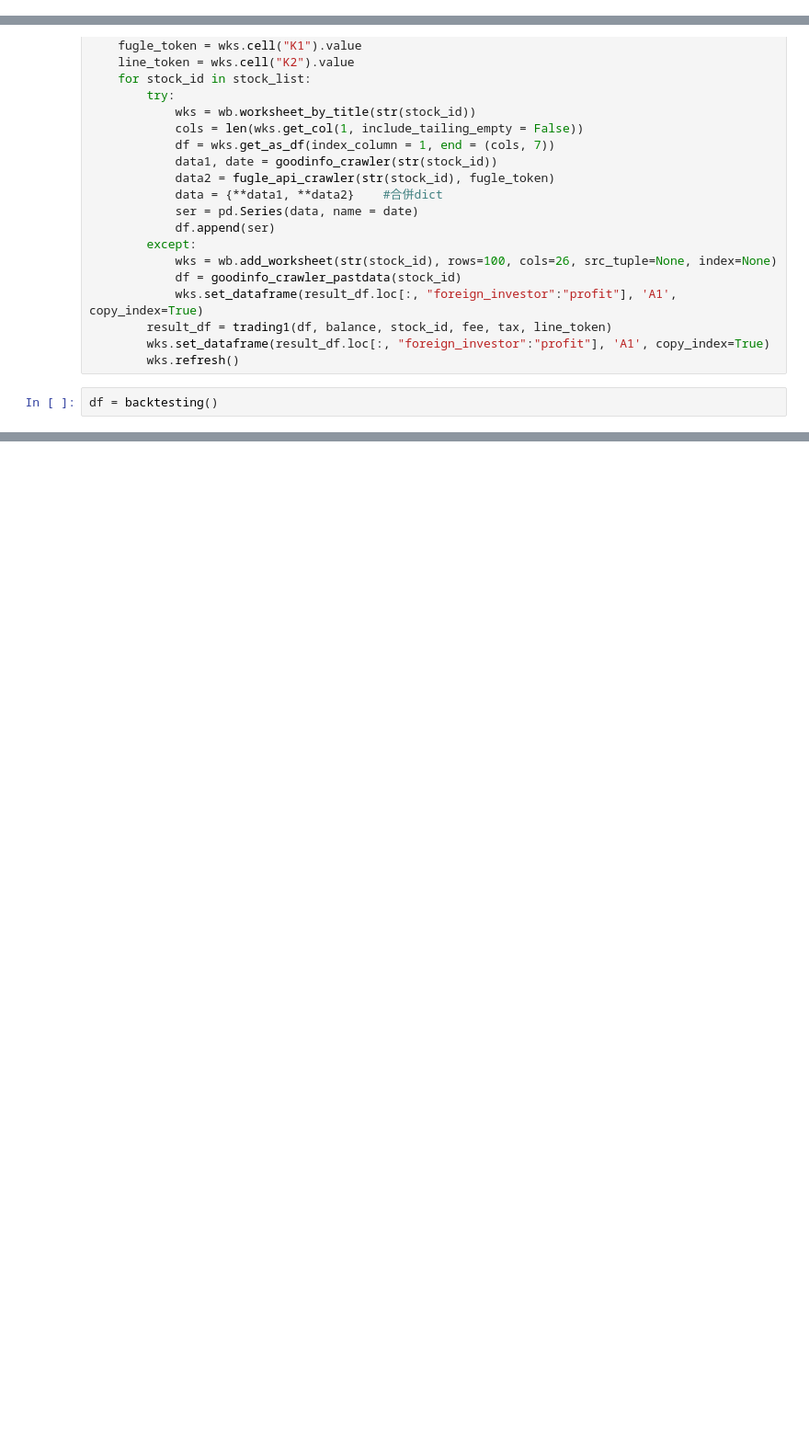
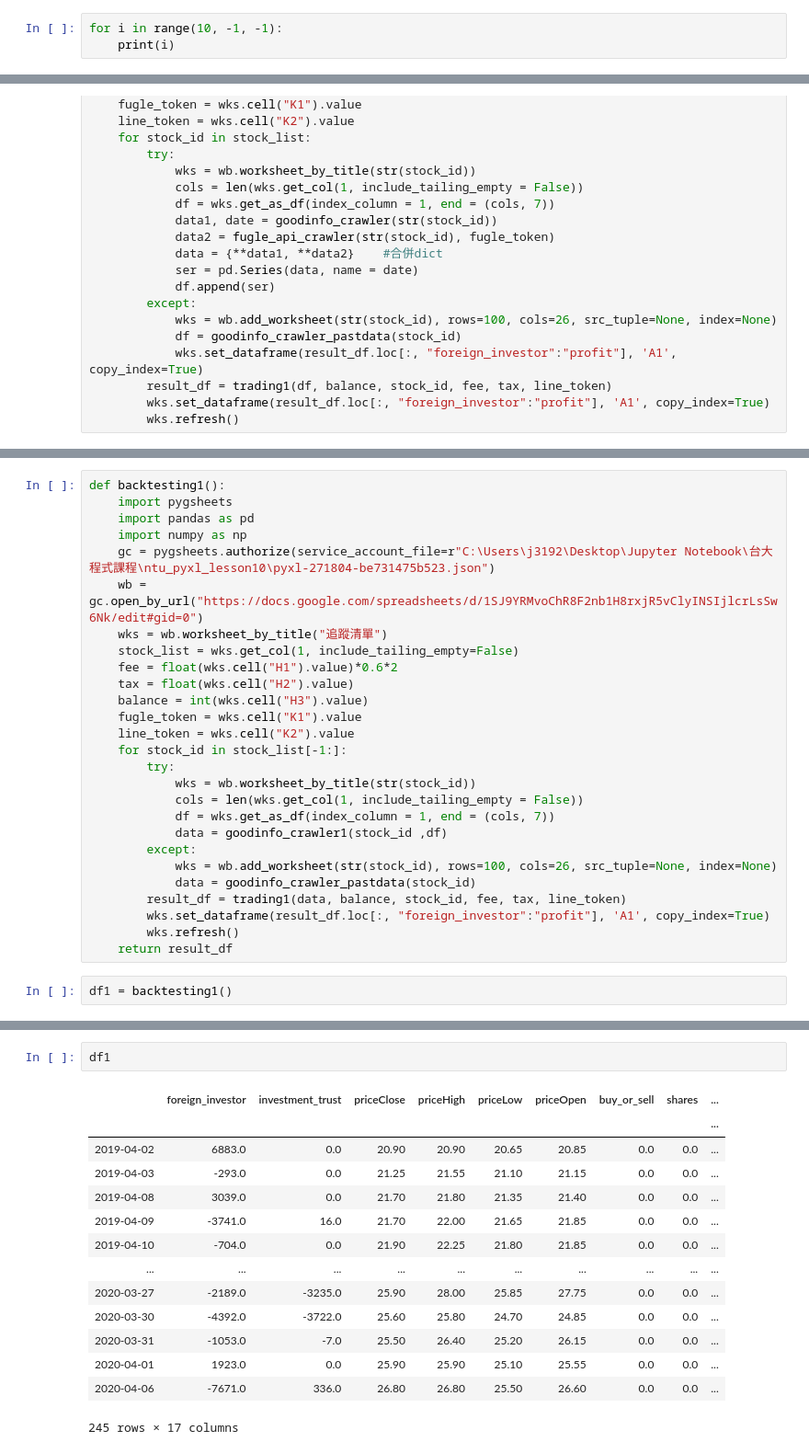
Before and after one commit to bookbnnbnn/Jupyter, a Jupyter notebook: 台大作業/作業.ipynb, the cells around one changed output, grey strips where cells are left out. Shown at 92% size. Drawn from its saved outputs; the diff is of its cells as text; blank space fills up the shorter version.

```diff
--- a/台大作業/作業.ipynb
+++ b/台大作業/作業.ipynb
@@ -36,0 +83,3 @@ def goodinfo_crawler(stock_id):
+# %%
+for i in range(10, -1, -1):
+    print(i)
@@ -202,5 +267,3 @@ def backtesting():
         result_df = trading1(df, balance, stock_id, fee, tax, line_token)
         wks.set_dataframe(result_df.loc[:, "foreign_investor":"profit"], 'A1', copy_index=True)
         wks.refresh()
-# %%
-df = backtesting()
@@ -225,0 +270,29 @@ IndexError: list index out of range
+# %%
+def backtesting1():
+    import pygsheets
+    import pandas as pd
+    import numpy as np
+    gc = pygsheets.authorize(service_account_file=r"C:\Users\j3192\Desktop\Jupyter Notebook\台大程式課程\ntu_pyxl_lesson10\pyxl-271804-be731475b523.json")
+    wb = gc.open_by_url("https://docs.google.com/spreadsheets/d/1SJ9YRMvoChR8F2nb1H8rxjR5vClyINSIjlcrLsSw6Nk/edit#gid=0")
+    wks = wb.worksheet_by_title("追蹤清單")
+    stock_list = wks.get_col(1, include_tailing_empty=False)
+    fee = float(wks.cell("H1").value)*0.6*2
+    tax = float(wks.cell("H2").value)
+    balance = int(wks.cell("H3").value)
+    fugle_token = wks.cell("K1").value
+    line_token = wks.cell("K2").value
+    for stock_id in stock_list[-1:]:
+        try:
+            wks = wb.worksheet_by_title(str(stock_id))
+            cols = len(wks.get_col(1, include_tailing_empty = False))
+            df = wks.get_as_df(index_column = 1, end = (cols, 7))
+            data = goodinfo_crawler1(stock_id ,df)
+        except:
+            wks = wb.add_worksheet(str(stock_id), rows=100, cols=26, src_tuple=None, index=None)
+            data = goodinfo_crawler_pastdata(stock_id)
+        result_df = trading1(data, balance, stock_id, fee, tax, line_token)
+        wks.set_dataframe(result_df.loc[:, "foreign_investor":"profit"], 'A1', copy_index=True)
+        wks.refresh()
+    return result_df
+# %%
+df1 = backtesting1()
@@ -225,0 +317,17 @@ IndexError: list index out of range
+# %%
+df1
+# %% [output]
+|  | foreign_investor | investment_trust | priceClose | priceHigh | priceLow | priceOpen | buy_or_sell | shares | ... |
+|  |  |  |  |  |  |  |  |  | ... |
+| 2019-04-02 | 6883.0 | 0.0 | 20.90 | 20.90 | 20.65 | 20.85 | 0.0 | 0.0 | ... |
+| 2019-04-03 | -293.0 | 0.0 | 21.25 | 21.55 | 21.10 | 21.15 | 0.0 | 0.0 | ... |
+| 2019-04-08 | 3039.0 | 0.0 | 21.70 | 21.80 | 21.35 | 21.40 | 0.0 | 0.0 | ... |
+| 2019-04-09 | -3741.0 | 16.0 | 21.70 | 22.00 | 21.65 | 21.85 | 0.0 | 0.0 | ... |
+| 2019-04-10 | -704.0 | 0.0 | 21.90 | 22.25 | 21.80 | 21.85 | 0.0 | 0.0 | ... |
+| ... | ... | ... | ... | ... | ... | ... | ... | ... | ... |
+| 2020-03-27 | -2189.0 | -3235.0 | 25.90 | 28.00 | 25.85 | 27.75 | 0.0 | 0.0 | ... |
+| 2020-03-30 | -4392.0 | -3722.0 | 25.60 | 25.80 | 24.70 | 24.85 | 0.0 | 0.0 | ... |
+| 2020-03-31 | -1053.0 | -7.0 | 25.50 | 26.40 | 25.20 | 26.15 | 0.0 | 0.0 | ... |
+| 2020-04-01 | 1923.0 | 0.0 | 25.90 | 25.90 | 25.10 | 25.55 | 0.0 | 0.0 | ... |
+| 2020-04-06 | -7671.0 | 336.0 | 26.80 | 26.80 | 25.50 | 26.60 | 0.0 | 0.0 | ... |
+245 rows × 17 columns
```
Also changed, not shown: parts of 9 cells of this notebook.
